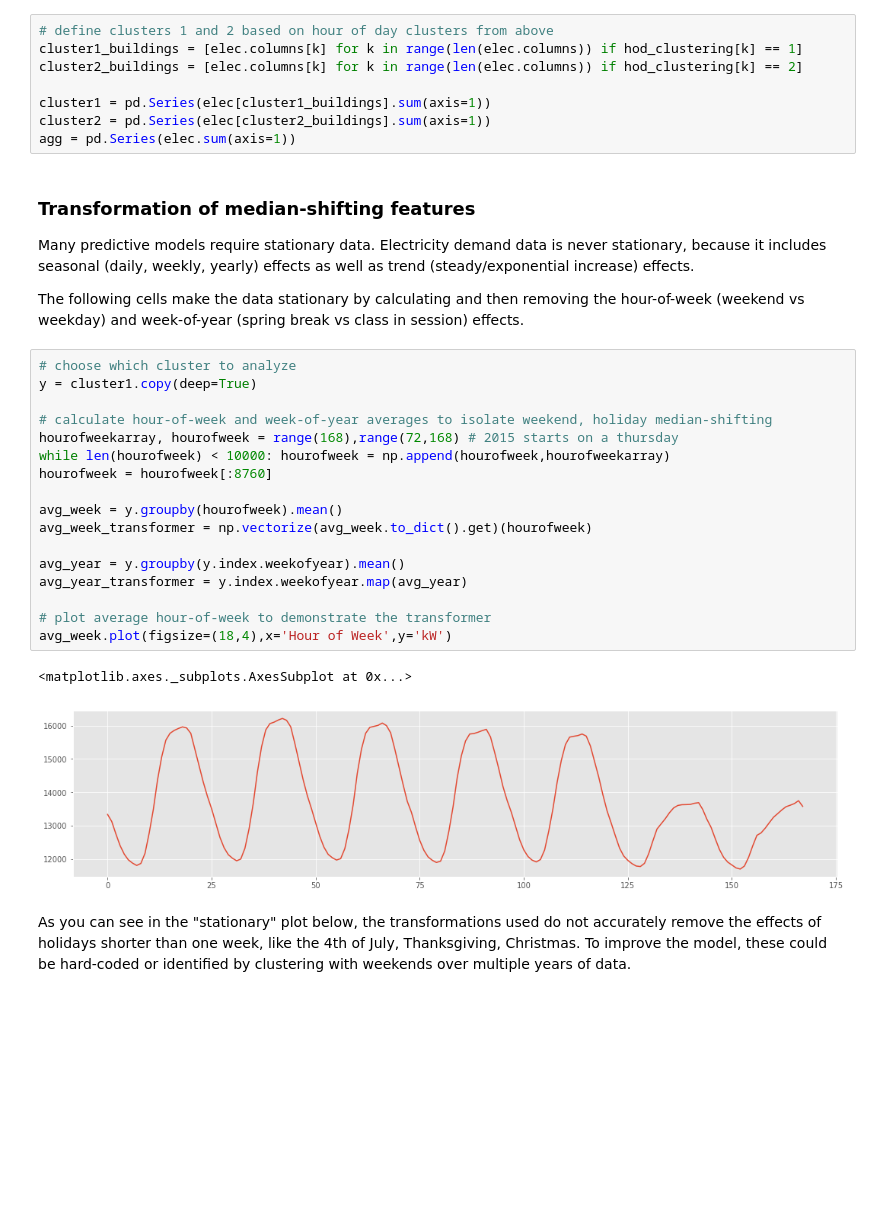
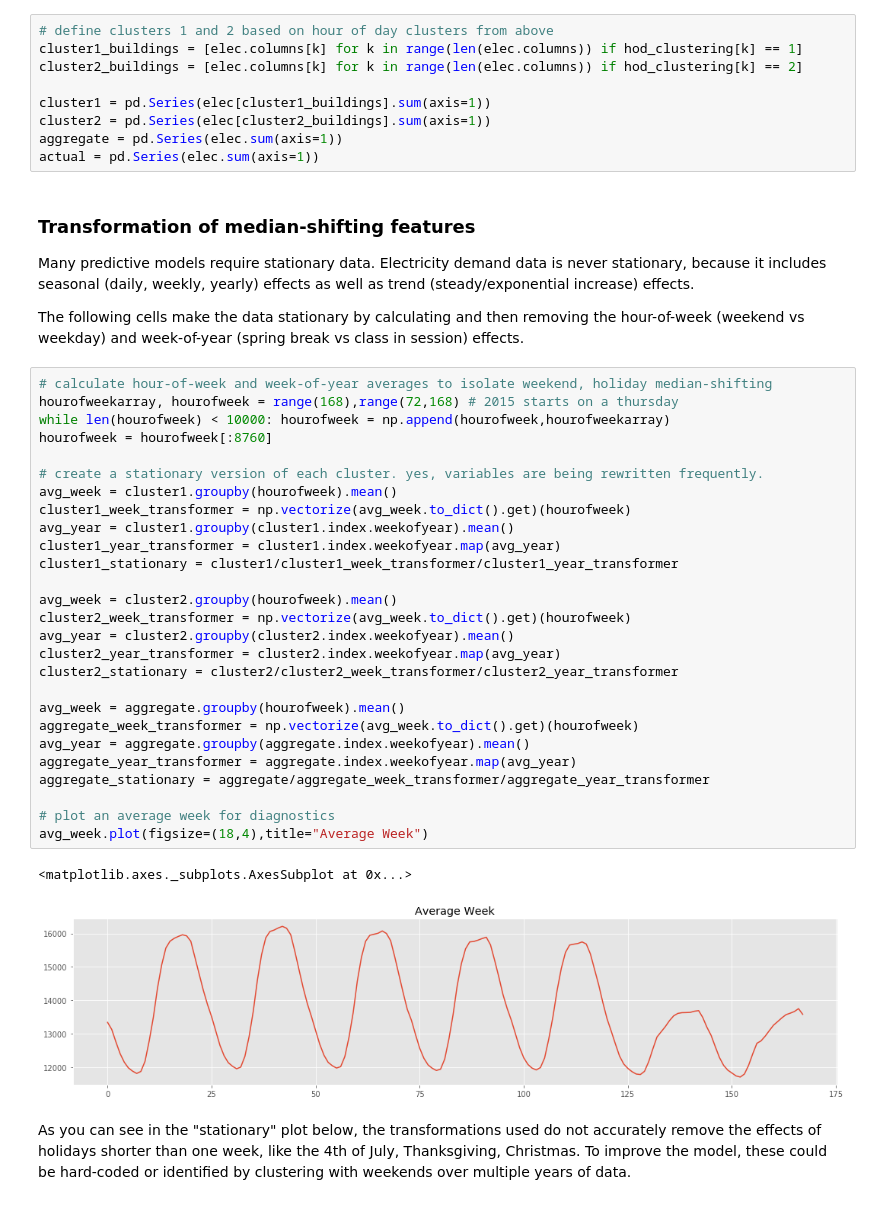
Before and after one commit to kevinkoste/university-load-forecasting, a Jupyter notebook: preprocessing/bdgp_pipeline.ipynb, the cells around one changed output. Drawn from its saved outputs; the diff is of its cells as text; blank space fills up the shorter version.

```diff
--- a/preprocessing/bdgp_pipeline.ipynb
+++ b/preprocessing/bdgp_pipeline.ipynb
@@ -130,7 +131,8 @@ cluster2_buildings = [elec.columns[k] for k in range(len(elec.columns)) if hod_c
 
 cluster1 = pd.Series(elec[cluster1_buildings].sum(axis=1))
 cluster2 = pd.Series(elec[cluster2_buildings].sum(axis=1))
-agg = pd.Series(elec.sum(axis=1))
+aggregate = pd.Series(elec.sum(axis=1))
+actual = pd.Series(elec.sum(axis=1))
 # %% [markdown]
 ### Transformation of median-shifting features
 
@@ -138,25 +140,35 @@ Many predictive models require stationary data. Electricity demand data is never
 
 The following cells make the data stationary by calculating and then removing the hour-of-week (weekend vs weekday) and week-of-year (spring break vs class in session) effects.
 # %%
-# choose which cluster to analyze
-y = cluster1.copy(deep=True)
-
 # calculate hour-of-week and week-of-year averages to isolate weekend, holiday median-shifting
 hourofweekarray, hourofweek = range(168),range(72,168) # 2015 starts on a thursday
 while len(hourofweek) < 10000: hourofweek = np.append(hourofweek,hourofweekarray)
 hourofweek = hourofweek[:8760]
 
-avg_week = y.groupby(hourofweek).mean()
-avg_week_transformer = np.vectorize(avg_week.to_dict().get)(hourofweek)
+# create a stationary version of each cluster. yes, variables are being rewritten frequently.
+avg_week = cluster1.groupby(hourofweek).mean()
+cluster1_week_transformer = np.vectorize(avg_week.to_dict().get)(hourofweek)
+avg_year = cluster1.groupby(cluster1.index.weekofyear).mean()
+cluster1_year_transformer = cluster1.index.weekofyear.map(avg_year)
+cluster1_stationary = cluster1/cluster1_week_transformer/cluster1_year_transformer
 
-avg_year = y.groupby(y.index.weekofyear).mean()
-avg_year_transformer = y.index.weekofyear.map(avg_year)
+avg_week = cluster2.groupby(hourofweek).mean()
+cluster2_week_transformer = np.vectorize(avg_week.to_dict().get)(hourofweek)
+avg_year = cluster2.groupby(cluster2.index.weekofyear).mean()
+cluster2_year_transformer = cluster2.index.weekofyear.map(avg_year)
+cluster2_stationary = cluster2/cluster2_week_transformer/cluster2_year_transformer
 
-# plot average hour-of-week to demonstrate the transformer
-avg_week.plot(figsize=(18,4),x='Hour of Week',y='kW')
+avg_week = aggregate.groupby(hourofweek).mean()
+aggregate_week_transformer = np.vectorize(avg_week.to_dict().get)(hourofweek)
+avg_year = aggregate.groupby(aggregate.index.weekofyear).mean()
+aggregate_year_transformer = aggregate.index.weekofyear.map(avg_year)
+aggregate_stationary = aggregate/aggregate_week_transformer/aggregate_year_transformer
+
+# plot an average week for diagnostics
+avg_week.plot(figsize=(18,4),title="Average Week")
 # %% [output]
 <matplotlib.axes._subplots.AxesSubplot at 0x...>
-[figure, old version]
+[figure, new version]
 # %% [markdown]
 As you can see in the "stationary" plot below, the transformations used do not accurately remove the effects of holidays shorter than one week, like the 4th of July, Thanksgiving, Christmas. To improve the model, these could be hard-coded or identified by clustering with weekends over multiple years of data.
 # %%
```
Also changed, not shown: parts of 18 cells of this notebook, 2 other files.
